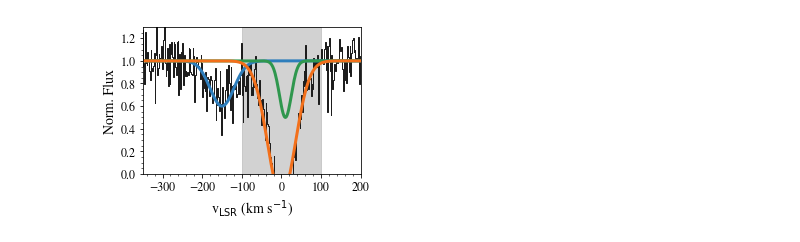
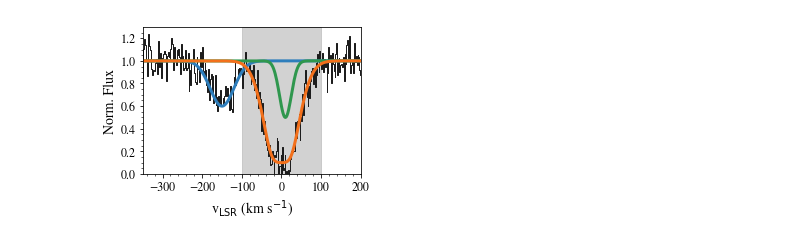
Before and after one commit to foggie-sims/foggie, a Jupyter notebook: foggie/mocky_way/synthesized_hvc_spec.ipynb, the cells around one changed output. Saved outputs shown, nothing was run; the diff lists cells and outputs as text; code cells hidden in the pictures.

```diff
--- a/foggie/mocky_way/synthesized_hvc_spec.ipynb
+++ b/foggie/mocky_way/synthesized_hvc_spec.ipynb
@@ -23,32 +29,36 @@ y2_spec = 1 - y2
 n2_spec_n = 1 - y2_n
 
 y3 = gauss(x, 1.2, 35, 0)
-y3[y3>1.02] = 1.02
+y3[y3>0.9] = 0.9
 y3_n = y3+noise
 
 y3_spec = 1 - y3
 y3_spec_n = 1 - y3_n
 
-full_spec = 1 - (y1_n + y2_n + y3_n)
+full_spec = 1 - (y1_n + y3_n)
+# %%
+# let's smooth the corner of y3
+from scipy.ndimage import gaussian_filter
+sm_y3_spec = gaussian_filter(y3_spec, 5)
 # %%
 fig = plt.figure(figsize=(4, 3))
 ax = fig.add_subplot(111)
 ax.step(x, full_spec, color=plt.cm.Greys(0.9), lw=1)
 ax.plot(x, y1_spec, color=plt.cm.Blues(0.7), lw=3, label='Observable CGM (HVC)')
 ax.plot(x, y2_spec, color=plt.cm.Greens(0.7), lw=3, label='Hidden CGM')
-ax.plot(x, y3_spec, color=plt.cm.Oranges(0.6), lw=3, label='nearby ISM')
+ax.plot(x, sm_y3_spec, color=plt.cm.Oranges(0.6), lw=3, label='nearby ISM')
 ax.set_ylim(0, 1.3)
 ax.set_xlim(-350, 200)
 ax.minorticks_on()
 ax.fill_between([-100, 100], 0, 1.3, color=plt.cm.Greys(0.4), alpha=0.6)
 ax.set_xlabel(r"v$_{\rm LSR}$ (km s$^{-1}$)", fontsize=14)
 ax.set_ylabel('Norm. Flux', fontsize=14)
 # ax.legend()
 for tick in ax.xaxis.get_major_ticks():
     tick.label.set_fontsize(12)
 for tick in ax.yaxis.get_major_ticks():
     tick.label.set_fontsize(12)
 fig.tight_layout()
 fig.savefig("figs_for_paper/hidden_hvc_facked_spec.pdf")
 # %% [output]
-[figure, old version]
+[figure, new version]
```
Also changed, not shown: parts of 1 cell of this notebook, 3 other files.
